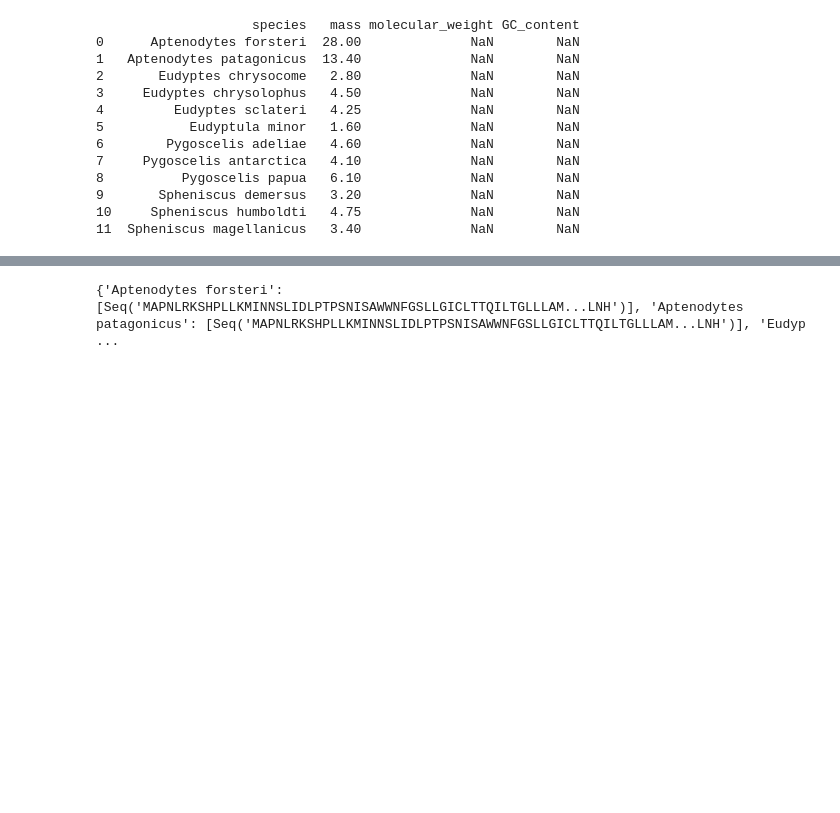
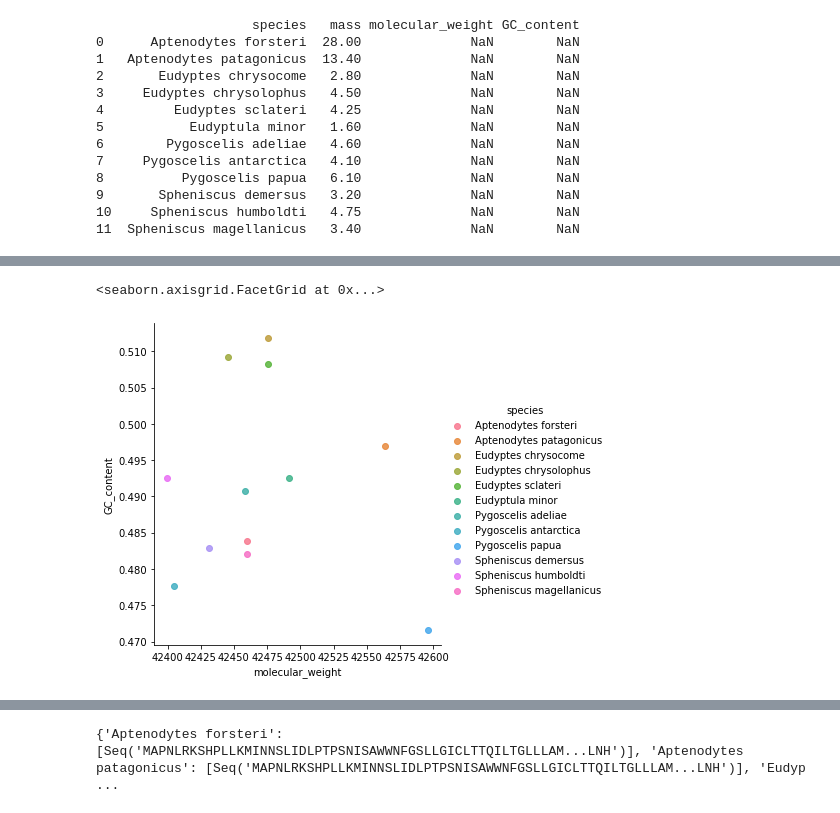
Before and after one commit to Tfost1994/BCB546-PythonHW_Spring2022, a Jupyter notebook: BCB546_Python_Project_TF.ipynb, the cells around one changed output, grey strips where cells are left out. Cells and saved outputs as stored; diff of their text form; code cells hidden in the pictures; blank space fills up the shorter version.

```diff
--- a/BCB546_Python_Project_TF.ipynb
+++ b/BCB546_Python_Project_TF.ipynb
@@ -293,0 +322,6 @@ MAPNLRKSHPLLKMINNSLIDLPTPSNISAWWNFGSLLGICLTTQILTGLLLAMHYTADTTLAFSSVAHTCRNVQYGWLI
+# %%
+sns.lmplot(x="molecular_weight", y="GC_content", data=penguins_df_copy, fit_reg=False, hue ='species')
+#added hue to make connection of the function of molecular weight to GC_content to a species
+# %% [output]
+<seaborn.axisgrid.FacetGrid at 0x...>
+[figure, added]
```
Also changed, not shown: parts of 18 cells of this notebook, 1 other file.
